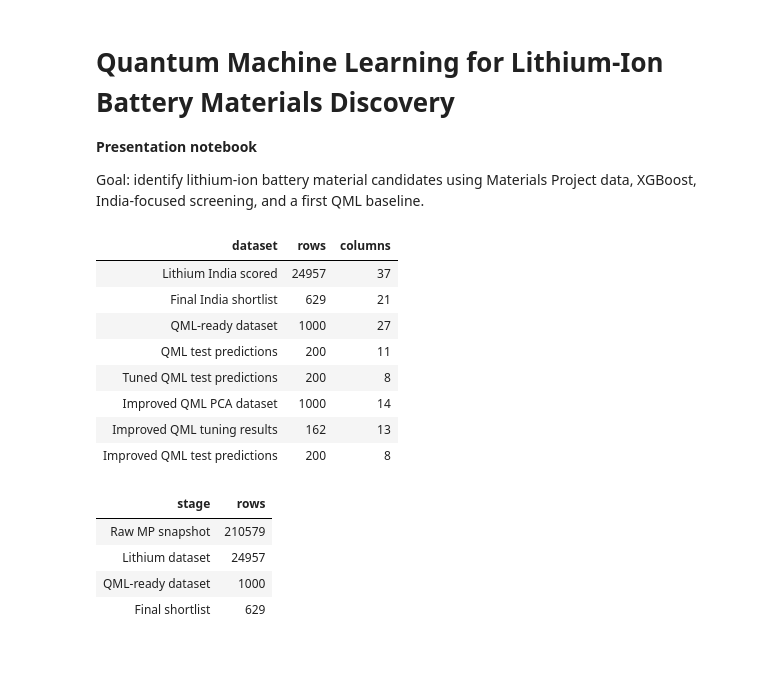
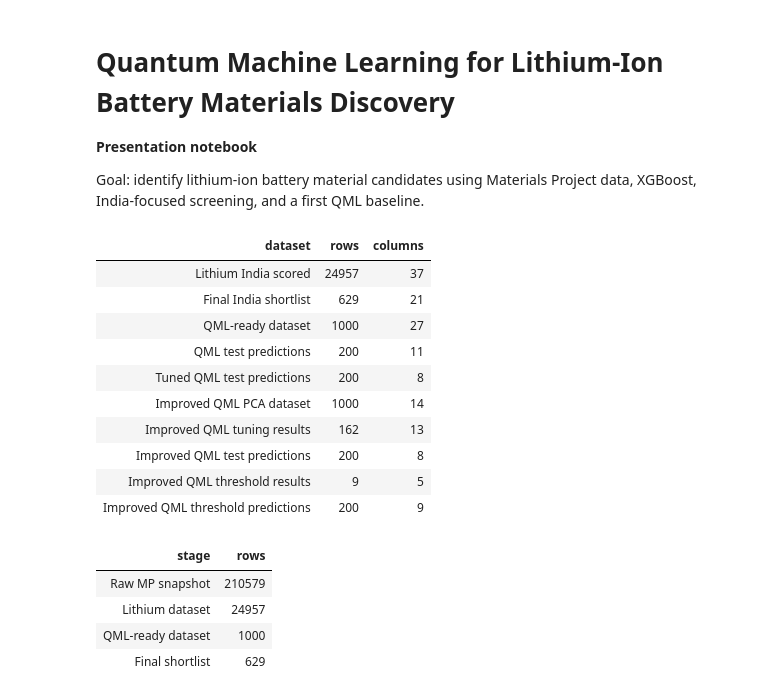
Before and after one commit to lifeknife10A/hybrid-quantum-battery-stability-prediction, a Jupyter notebook: Summer Vacation/Summer Vacation Main Presentation.ipynb, the cells around one changed output. Drawn from its saved outputs; the diff is of its cells as text; code cells hidden in the pictures; blank space fills up the shorter version.

```diff
--- a/Summer Vacation/Summer Vacation Main Presentation.ipynb
+++ b/Summer Vacation/Summer Vacation Main Presentation.ipynb
@@ -26,33 +26,39 @@ processed_folder = project_folder / "data" / "processed"
 lithium_scored_dataframe = pd.read_csv(processed_folder / "lithium india scored.csv")
 final_shortlist_dataframe = pd.read_csv(processed_folder / "final india battery shortlist.csv")
 qml_ready_dataframe = pd.read_csv(processed_folder / "qml_ready_lithium_india.csv")
 qml_predictions_dataframe = pd.read_csv(processed_folder / "qml baseline predictions.csv")
 tuned_qml_predictions_dataframe = pd.read_csv(processed_folder / "qml tuned best predictions.csv")
 improved_qml_dataset_dataframe = pd.read_csv(processed_folder / "improved qml feature pca.csv")
 improved_qml_tuning_results_dataframe = pd.read_csv(processed_folder / "improved qml tuning results.csv")
 improved_qml_predictions_dataframe = pd.read_csv(processed_folder / "improved qml best predictions.csv")
+improved_qml_threshold_results_dataframe = pd.read_csv(processed_folder / "improved qml threshold results.csv")
+improved_qml_threshold_predictions_dataframe = pd.read_csv(processed_folder / "improved qml threshold predictions.csv")
 
 dataset_summary = pd.DataFrame([
     {"dataset": "Lithium India scored", "rows": len(lithium_scored_dataframe), "columns": len(lithium_scored_dataframe.columns)},
     {"dataset": "Final India shortlist", "rows": len(final_shortlist_dataframe), "columns": len(final_shortlist_dataframe.columns)},
     {"dataset": "QML-ready dataset", "rows": len(qml_ready_dataframe), "columns": len(qml_ready_dataframe.columns)},
     {"dataset": "QML test predictions", "rows": len(qml_predictions_dataframe), "columns": len(qml_predictions_dataframe.columns)},
     {"dataset": "Tuned QML test predictions", "rows": len(tuned_qml_predictions_dataframe), "columns": len(tuned_qml_predictions_dataframe.columns)},
     {"dataset": "Improved QML PCA dataset", "rows": len(improved_qml_dataset_dataframe), "columns": len(improved_qml_dataset_dataframe.columns)},
     {"dataset": "Improved QML tuning results", "rows": len(improved_qml_tuning_results_dataframe), "columns": len(improved_qml_tuning_results_dataframe.columns)},
     {"dataset": "Improved QML test predictions", "rows": len(improved_qml_predictions_dataframe), "columns": len(improved_qml_predictions_dataframe.columns)},
+    {"dataset": "Improved QML threshold results", "rows": len(improved_qml_threshold_results_dataframe), "columns": len(improved_qml_threshold_results_dataframe.columns)},
+    {"dataset": "Improved QML threshold predictions", "rows": len(improved_qml_threshold_predictions_dataframe), "columns": len(improved_qml_threshold_predictions_dataframe.columns)},
 ])
 display(dataset_summary)
 # %% [output]
 | dataset | rows | columns |
 | Lithium India scored | 24957 | 37 |
 | Final India shortlist | 629 | 21 |
 | QML-ready dataset | 1000 | 27 |
 | QML test predictions | 200 | 11 |
 | Tuned QML test predictions | 200 | 8 |
 | Improved QML PCA dataset | 1000 | 14 |
 | Improved QML tuning results | 162 | 13 |
 | Improved QML test predictions | 200 | 8 |
+| Improved QML threshold results | 9 | 5 |
+| Improved QML threshold predictions | 200 | 9 |
 # %%
 pipeline_counts_dataframe = pd.DataFrame([
     {"stage": "Raw MP snapshot", "rows": 210579},
```
Also changed, not shown: parts of 5 cells of this notebook, 8 other files.
